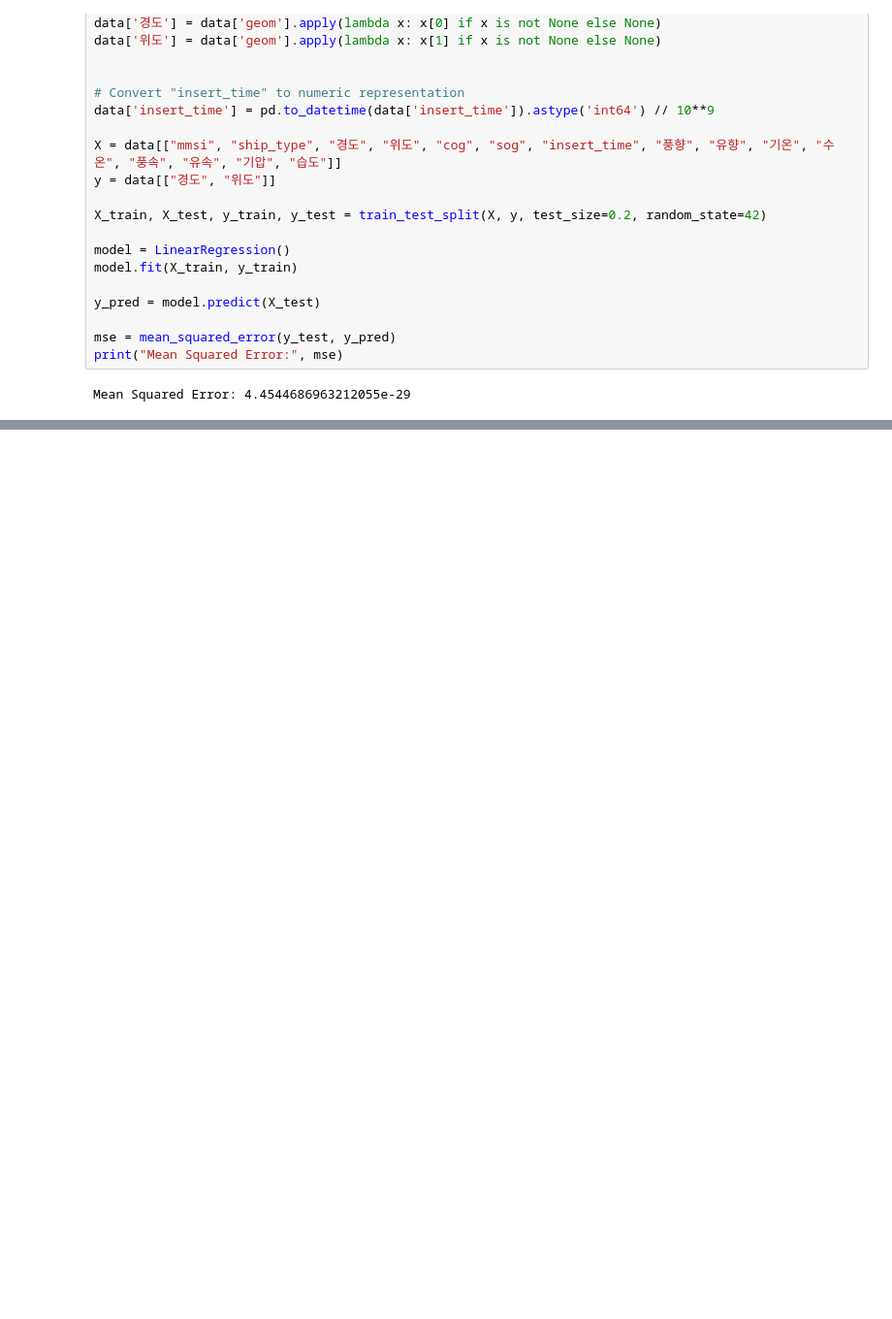
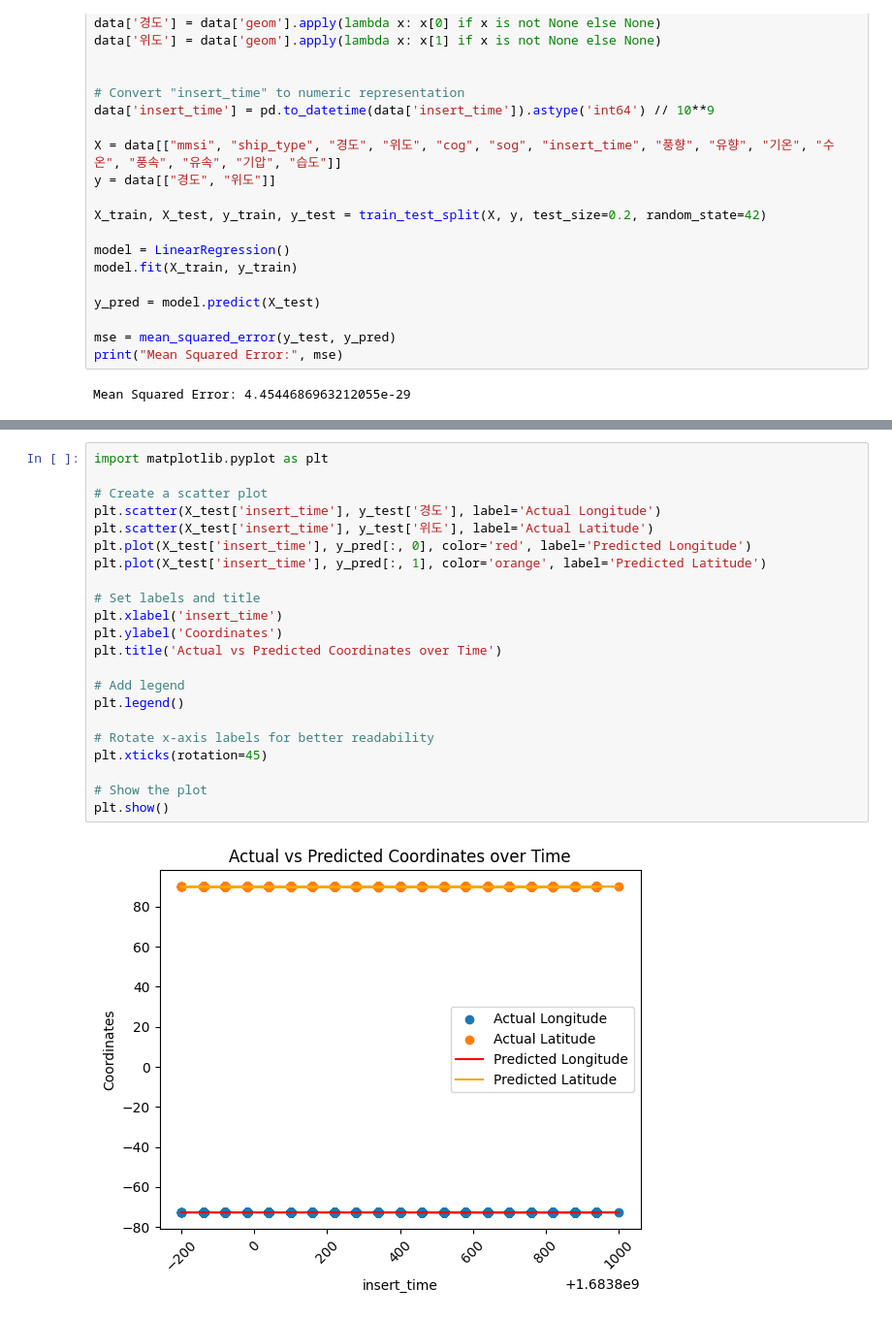
Before and after one commit to JWY0717/DA, a Jupyter notebook: DA/notebooks/03_model.ipynb, the cells around one changed output, grey strips where cells are left out. Shown: that part at 97% size. Cells and saved outputs as stored; diff of their text form; blank space fills up the shorter version.

```diff
--- a/DA/notebooks/03_model.ipynb
+++ b/DA/notebooks/03_model.ipynb
@@ -86,3 +87,27 @@ plt.show()
+# %%
+import matplotlib.pyplot as plt
+
+# Create a scatter plot
+plt.scatter(X_test['insert_time'], y_test['경도'], label='Actual Longitude')
+plt.scatter(X_test['insert_time'], y_test['위도'], label='Actual Latitude')
+plt.plot(X_test['insert_time'], y_pred[:, 0], color='red', label='Predicted Longitude')
+plt.plot(X_test['insert_time'], y_pred[:, 1], color='orange', label='Predicted Latitude')
+
+# Set labels and title
+plt.xlabel('insert_time')
+plt.ylabel('Coordinates')
+plt.title('Actual vs Predicted Coordinates over Time')
+
+# Add legend
+plt.legend()
+
+# Rotate x-axis labels for better readability
+plt.xticks(rotation=45)
+
+# Show the plot
+plt.show()
+# %% [output]
+[figure, added]
 # %%
 #위의 코드는 다음과 같은 작업을 수행
 
```
Also changed, not shown: parts of 3 cells of this notebook.
